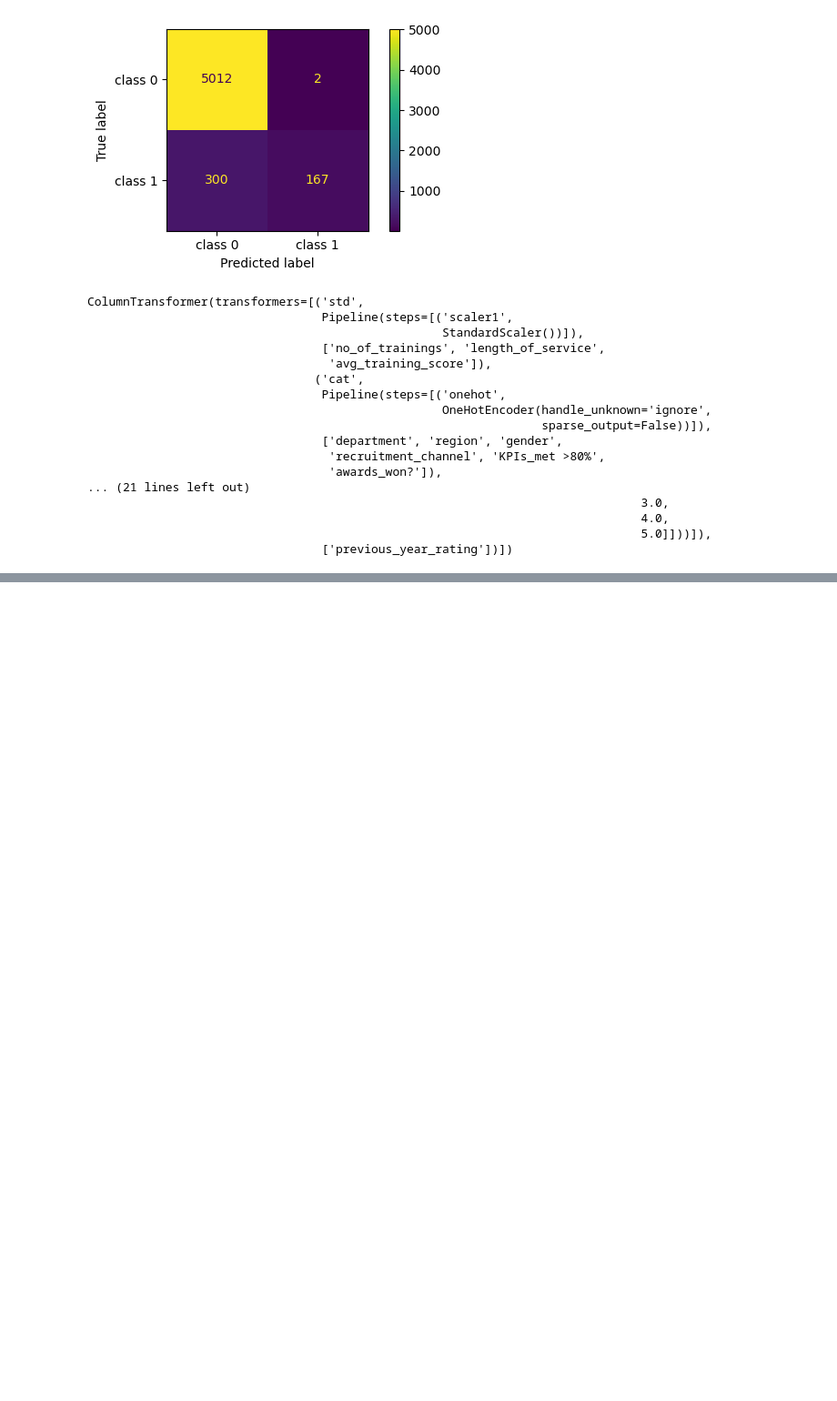
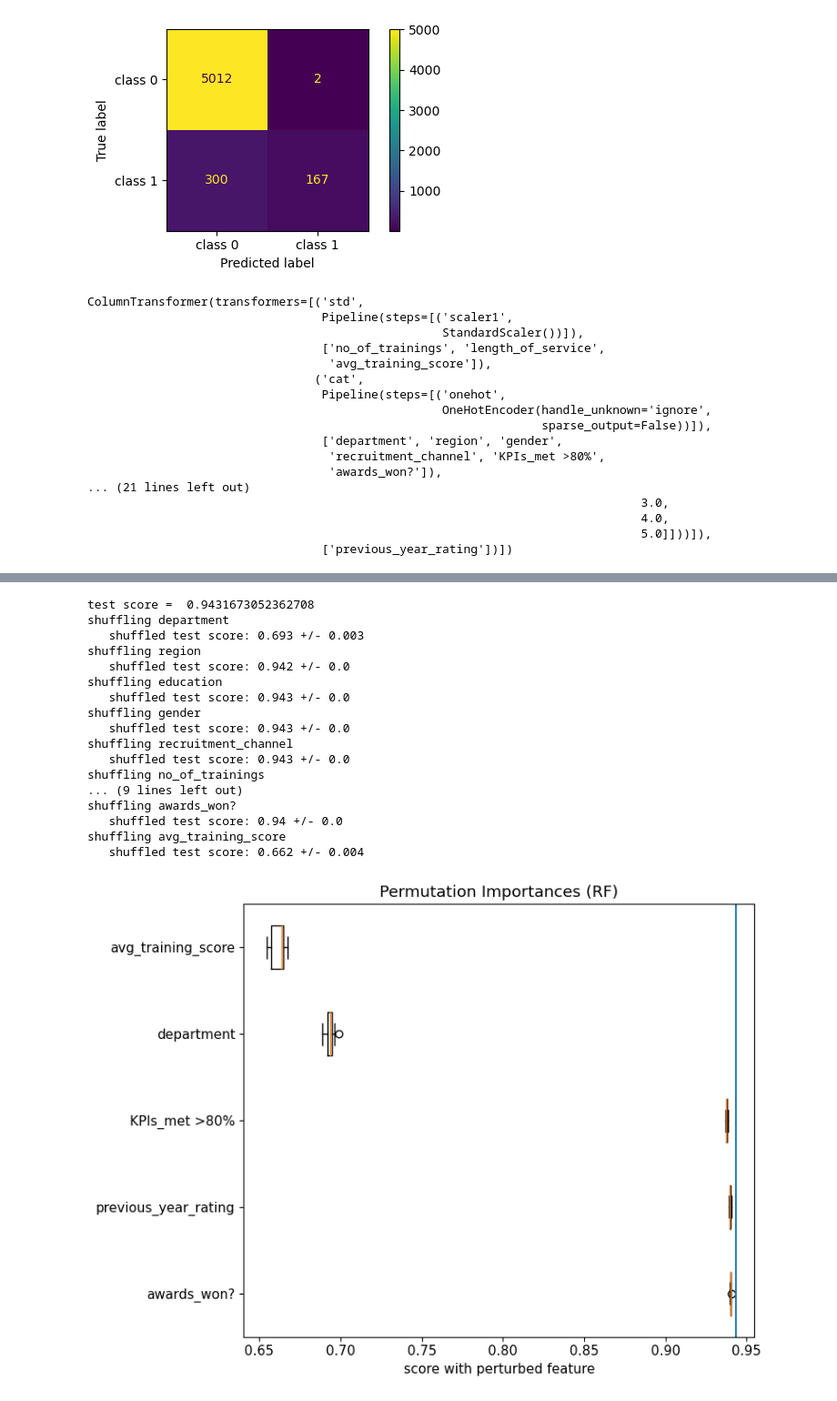
Before and after one commit to kkarzyang/Presentation, a Jupyter notebook: presentation.ipynb, the cells around one changed output, grey strips where cells are left out. Shown at 91% size. Drawn from its saved outputs; the diff is of its cells as text; code cells hidden in the pictures; blank space fills up the shorter version.

```diff
--- a/presentation.ipynb
+++ b/presentation.ipynb
@@ -1098,0 +1138,48 @@ plt.show()
+# %%
+ftr_names = X.columns
+nr_runs = 10
+scores = np.zeros([len(ftr_names),nr_runs])
+
+test_score = scores2[0]
+print('test score = ',test_score)
+# loop through the features
+for i in range(len(ftr_names)):
+    print('shuffling '+str(ftr_names[i]))
+    acc_scores = []
+    for j in range(nr_runs):
+        X_test_shuffled = X_test.copy()
+        X_test_shuffled[ftr_names[i]] = np.random.permutation(X_test[ftr_names[i]].values)
+        acc_scores.append(models2[0].score(X_test_shuffled,y_test))
+    print('   shuffled test score:',np.around(np.mean(acc_scores),3),'+/-',np.around(np.std(acc_scores),3))
+    scores[i] = acc_scores
+
+
+sorted_indcs = np.argsort(np.mean(scores,axis=1))[:5][::-1]
+plt.rcParams.update({'font.size': 11})
+plt.figure(figsize=(8,6))
+plt.boxplot(scores[sorted_indcs].T,labels=ftr_names[sorted_indcs],vert=False)
+plt.axvline(test_score,label='test score')
+plt.title("Permutation Importances (RF)")
+plt.xlabel('score with perturbed feature')
+plt.tight_layout()
+plt.savefig("Permutation Importances (RF)", dpi = 300)
+plt.show()
+# %% [output]
+test score =  0.9431673052362708
+shuffling department
+   shuffled test score: 0.693 +/- 0.003
+shuffling region
+   shuffled test score: 0.942 +/- 0.0
+shuffling education
+   shuffled test score: 0.943 +/- 0.0
+shuffling gender
+   shuffled test score: 0.943 +/- 0.0
+shuffling recruitment_channel
+   shuffled test score: 0.943 +/- 0.0
+shuffling no_of_trainings
+... (9 lines left out)
+shuffling awards_won?
+   shuffled test score: 0.94 +/- 0.0
+shuffling avg_training_score
+   shuffled test score: 0.662 +/- 0.004
+[figure, added]
```
Also changed, not shown: parts of 18 cells of this notebook.
